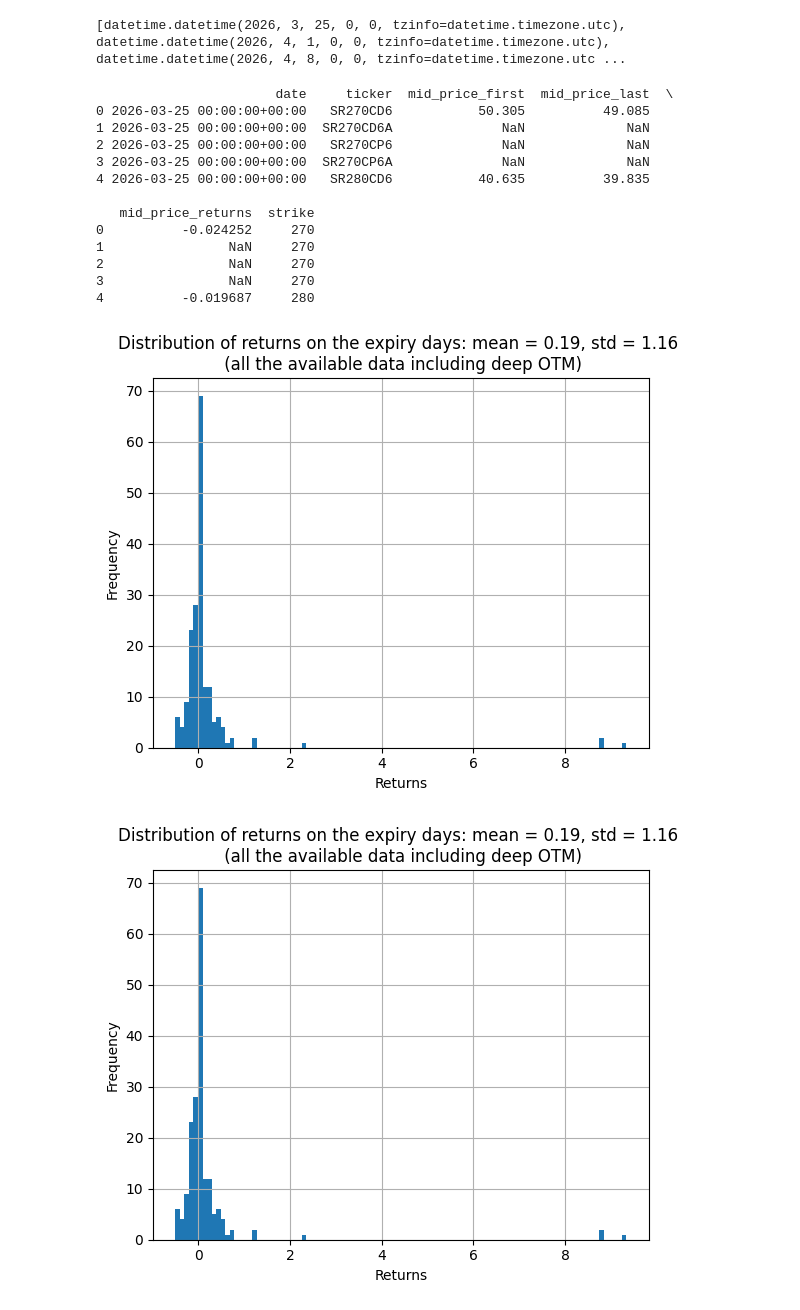
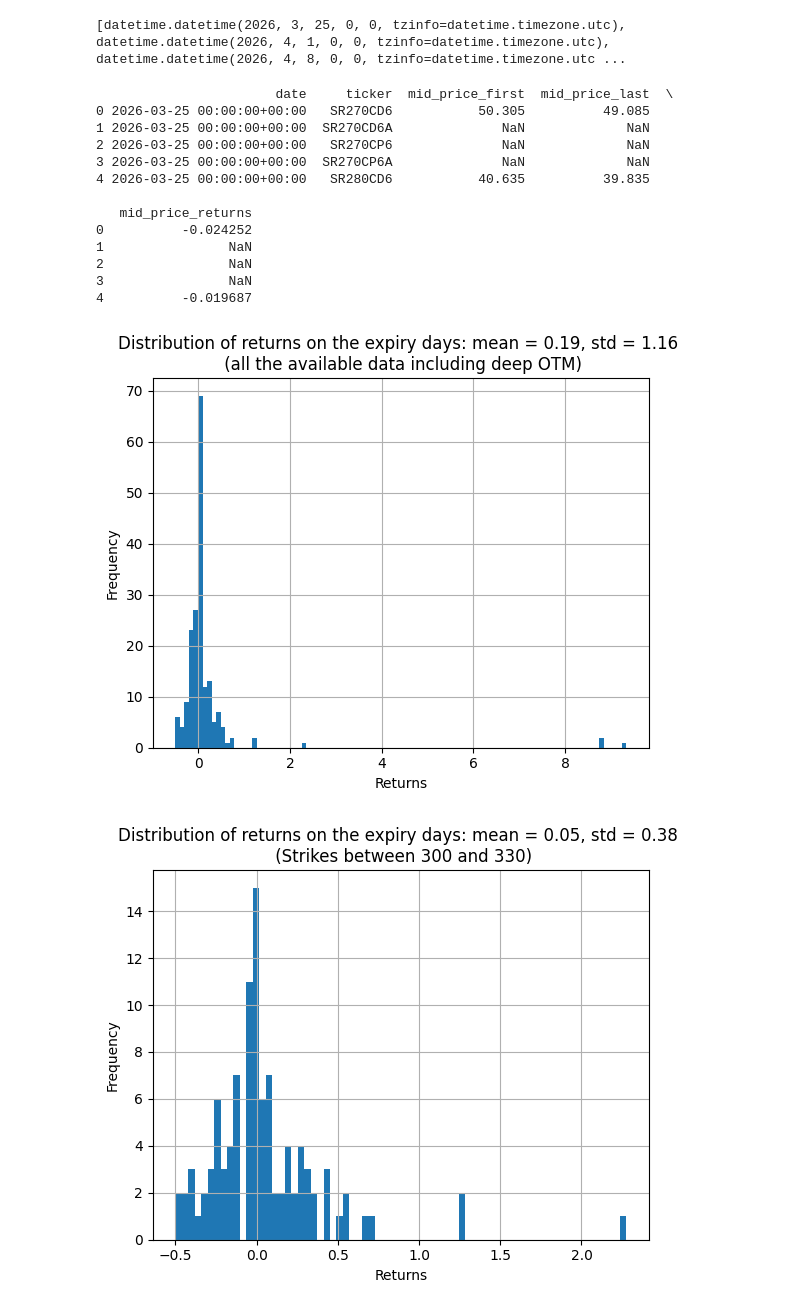
Before and after one commit to SigmaFlowX/Moex-Options-, a Jupyter notebook: notebooks/exipy_date_perf.ipynb, the cells around one changed output. Drawn from its saved outputs; the diff is of its cells as text; code cells hidden in the pictures.

```diff
--- a/notebooks/exipy_date_perf.ipynb
+++ b/notebooks/exipy_date_perf.ipynb
@@ -105,7 +105,6 @@ for date in unique_dates:
 
 
 final_df = pd.DataFrame(results)
-final_df['strike'] = final_df['ticker'].str[2:5].astype(int)
 print(final_df.head())
 # %% [output]
                        date     ticker  mid_price_first  mid_price_last  \
@@ -115,12 +114,15 @@ print(final_df.head())
 3 2026-03-25 00:00:00+00:00  SR270CP6A              NaN             NaN
 4 2026-03-25 00:00:00+00:00   SR280CD6           40.635          39.835
 
-   mid_price_returns  strike
-0          -0.024252     270
-1                NaN     270
-2                NaN     270
-3                NaN     270
-4          -0.019687     280
+   mid_price_returns
+0          -0.024252
+1                NaN
+2                NaN
+3                NaN
+4          -0.019687
+# %%
+final_df['strike'] = final_df['ticker'].str[2:5].astype(int)
+final_df['option_type'] = final_df['ticker'].apply(lambda x: 'P' if 'CP' in x else 'C')
 # %%
 returns = final_df['mid_price_returns'].dropna()
 
@@ -132,16 +134,16 @@ plt.ylabel("Frequency")
 plt.grid()
 plt.show()
 # %% [output]
-[figure, old version]
+[figure, new version]
 # %%
 filtered_df = final_df[final_df['strike'].between(300, 330)] #only ATM/ slightly OTM
 filtered_returns = filtered_df['mid_price_returns'].dropna()
 
-plt.hist(returns, bins=100)
-plt.title(F"Distribution of returns on the expiry days: mean = {returns.mean():.2F}, std = {returns.std():.2F} \n (all the available data including deep OTM)")
+plt.hist(filtered_returns, bins=70)
+plt.title(F"Distribution of returns on the expiry days: mean = {filtered_returns.mean():.2F}, std = {filtered_returns.std():.2F} \n (Strikes between 300 and 330)")
 plt.xlabel("Returns")
 plt.ylabel("Frequency")
 plt.grid()
 plt.show()
 # %% [output]
-[figure, old version]
+[figure, new version]
```
Also changed, not shown: parts of 1 cell of this notebook.
